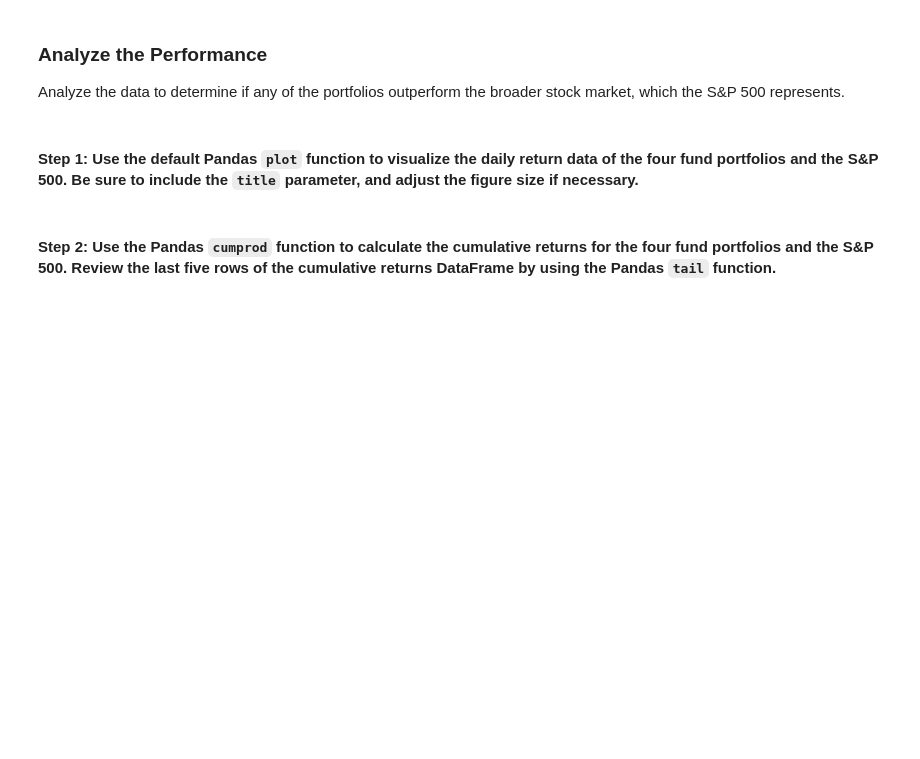
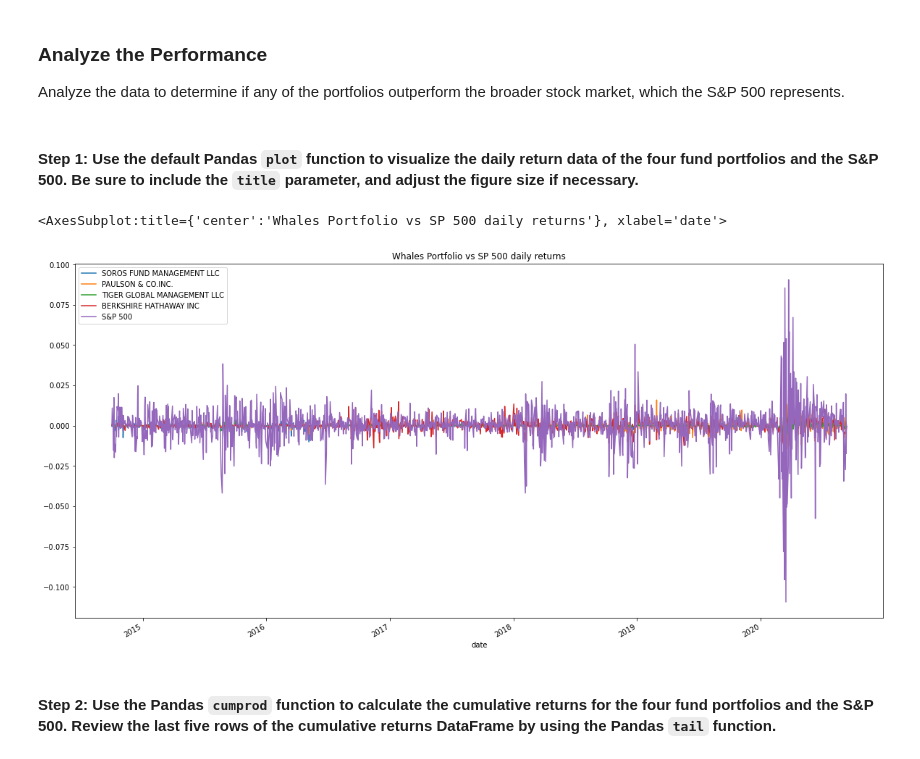
Before and after one commit to amexvasquez1/whales_portfolio, a Jupyter notebook: risk_return_analysis.ipynb, the cells around one changed output. Cells and saved outputs as stored; diff of their text form; code cells hidden in the pictures; blank space fills up the shorter version.

```diff
--- a/risk_return_analysis.ipynb
+++ b/risk_return_analysis.ipynb
@@ -111,4 +111,7 @@ import seaborn as sns
 # %%
 # Import the data by reading in the CSV file and setting the DatetimeIndex
 # Review the first 5 rows of the DataFrame
-# YOUR CODE HERE
+whale_returns = Path('whale_navs.csv')
+whale_returns_data = pd.read_csv(whale_returns, index_col='date', parse_dates=True, infer_datetime_format=True)
+whale_returns_data.sort_index(inplace=True)
+whale_returns_data.head()
@@ -117,5 +128,8 @@ import seaborn as sns
 # %%
 # Prepare for the analysis by converting the dataframe of NAVs and prices to daily returns
 # Drop any rows with all missing values
+
+whales_daily_returns = whale_returns_data.pct_change().dropna()
+
 # Review the first five rows of the daily returns DataFrame.
-# YOUR CODE HERE
+whales_daily_returns.head()
@@ -134,7 +156,10 @@ Analyze the data to determine if any of the portfolios outperform the broader st
 # %%
 # Plot the daily return data of the 4 funds and the S&P 500
 # Inclue a title parameter and adjust the figure size
-# YOUR CODE HERE
+whales_daily_returns.plot(figsize=(20,10), title="Whales Portfolio vs SP 500 daily returns")
+# %% [output]
+<AxesSubplot:title={'center':'Whales Portfolio vs SP 500 daily returns'}, xlabel='date'>
+[figure, added]
 # %% [markdown]
 #### Step 2: Use the Pandas `cumprod` function to calculate the cumulative returns for the four fund portfolios and the S&P 500. Review the last five rows of the cumulative returns DataFrame by using the Pandas `tail` function.
 # %%
```
Also changed, not shown: parts of 32 cells of this notebook, 2 other files.
